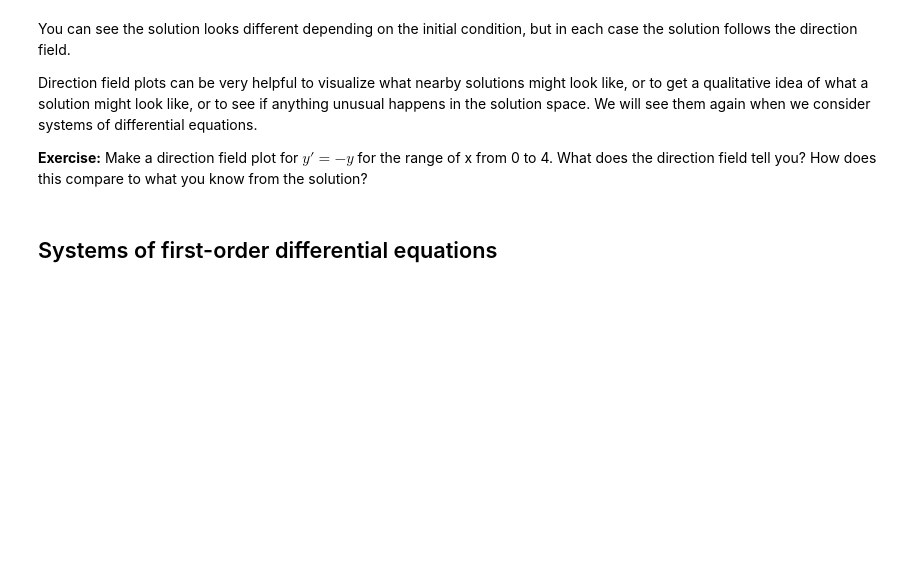
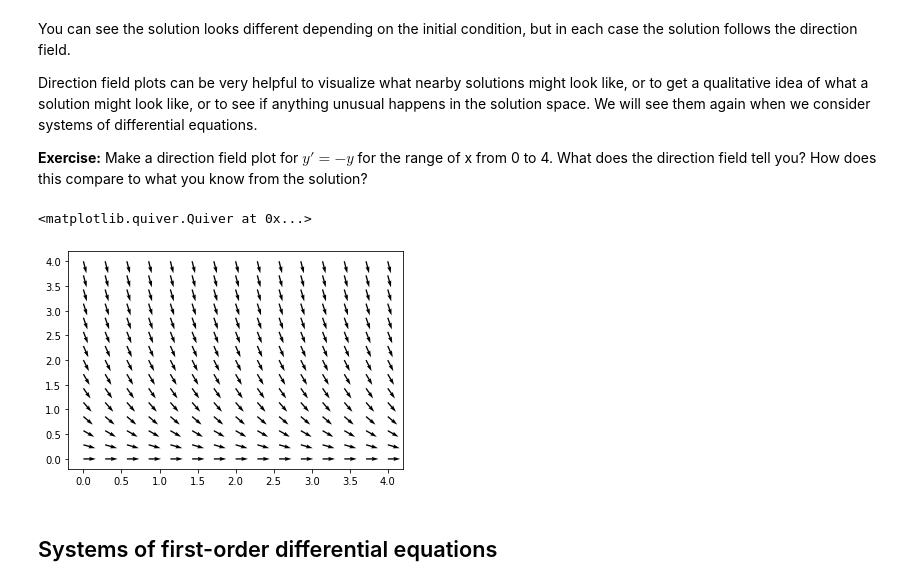
Before and after one commit to jkitchin/f19-06623, a Jupyter notebook: lectures/04-fode-2.ipynb, the cells around one changed output. Cells and saved outputs as stored; diff of their text form; code cells hidden in the pictures; blank space fills up the shorter version.

```diff
--- a/lectures/04-fode-2.ipynb
+++ b/lectures/04-fode-2.ipynb
@@ -175,6 +156,19 @@ You can see the solution looks different depending on the initial condition, but
 Direction field plots can be very helpful to visualize what nearby solutions might look like, or to get a qualitative idea of what a solution might look like, or to see if anything unusual happens in the solution space. We will see them again when we consider systems of differential equations.
 
 **Exercise:** Make a direction field plot for $y'=-y$ for the range of x from 0 to 4. What does the direction field tell you? How does this compare to what you know from the solution?
+# %%
+x1 = np.linspace(0, 4, 15)
+y1 = np.linspace(0, 4, 15)
+X1, Y1 = np.meshgrid(x1, y1)
+U = X1**0
+V = -Y1
+N = np.sqrt(U**2 + V**2)
+U /= N
+V /= N
+plt.quiver(X1, Y1, U, V)
+# %% [output]
+<matplotlib.quiver.Quiver at 0x...>
+[figure, added]
 # %% [markdown]
 ## Systems of first-order differential equations
 # %% [markdown]
```
Also changed, not shown: parts of 24 cells of this notebook.
